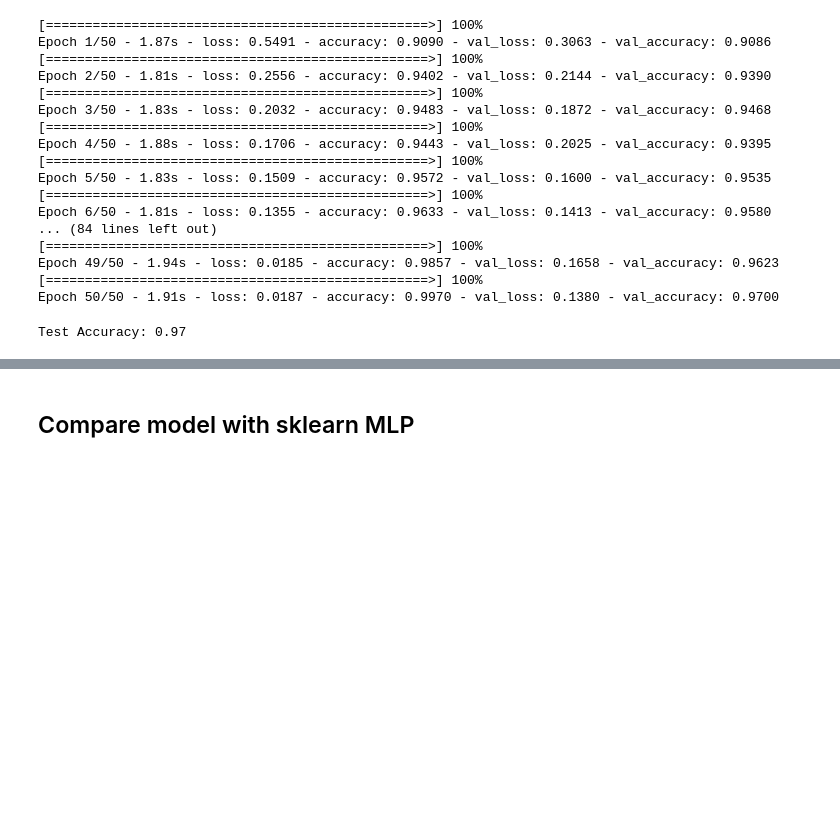
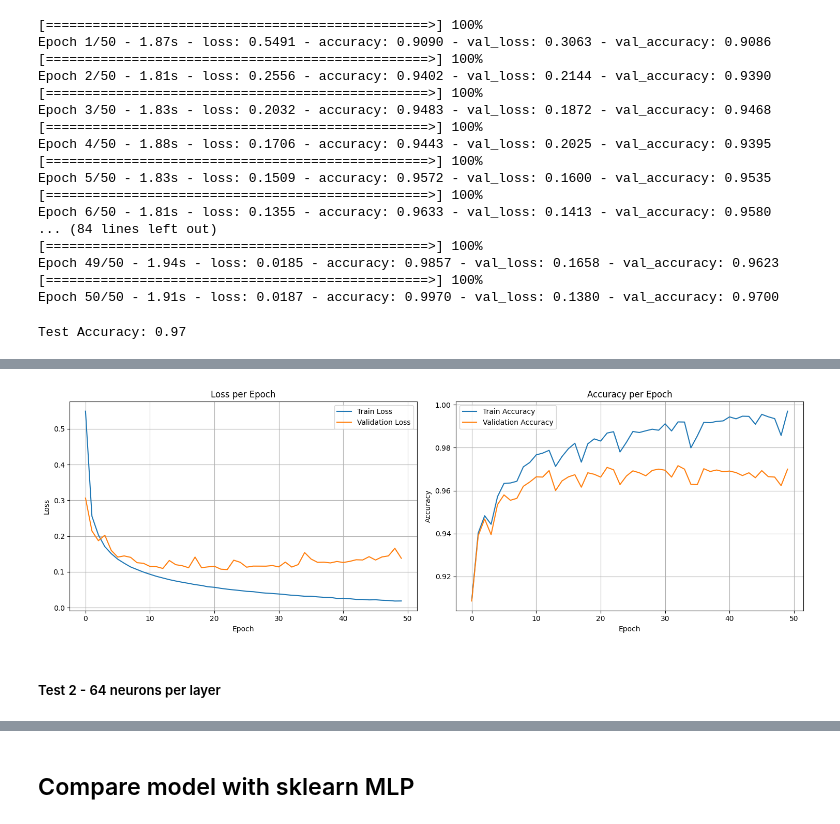
Before and after one commit to riyorax/Tugas-Besar-1-IF3270, a Jupyter notebook: src/main.ipynb, the cells around one changed output, grey strips where cells are left out. Saved outputs shown, nothing was run; the diff lists cells and outputs as text; code cells hidden in the pictures; blank space fills up the shorter version.

```diff
--- a/src/main.ipynb
+++ b/src/main.ipynb
@@ -155,0 +168,6 @@ Test Accuracy: 0.97
+# %%
+model_test_1_fixed_depth.plot_training()
+# %% [output]
+[figure, added]
+# %% [markdown]
+##### Test 2 - 64 neurons per layer
```
Also changed, not shown: parts of 8 cells of this notebook.
